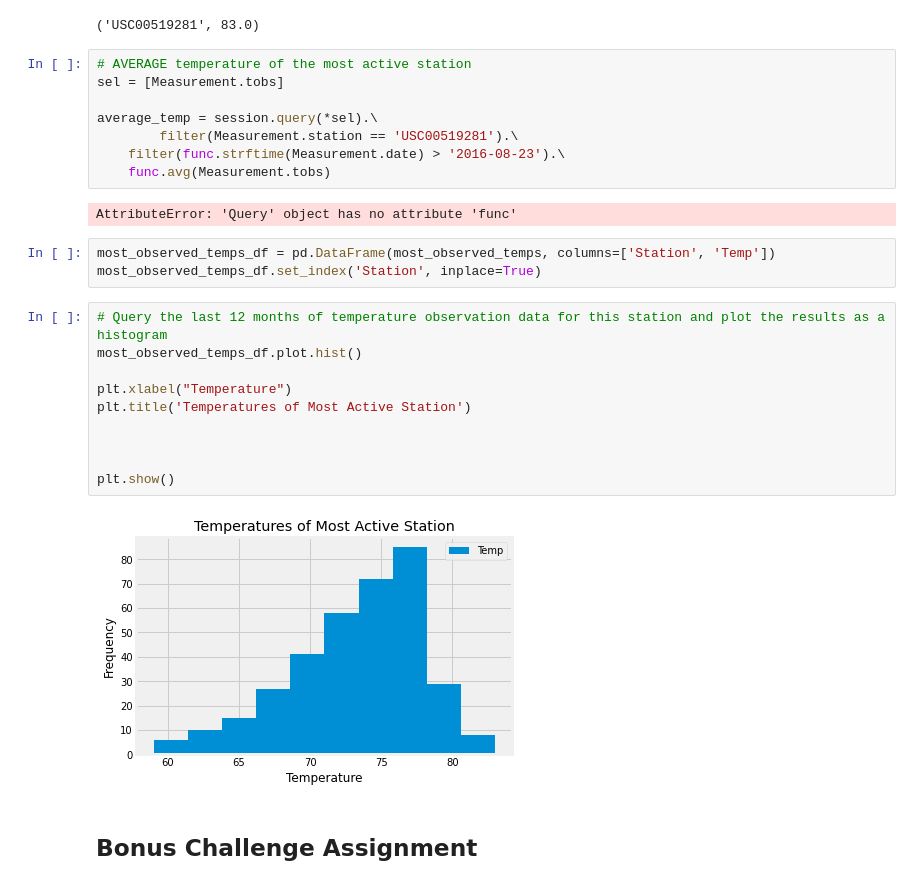
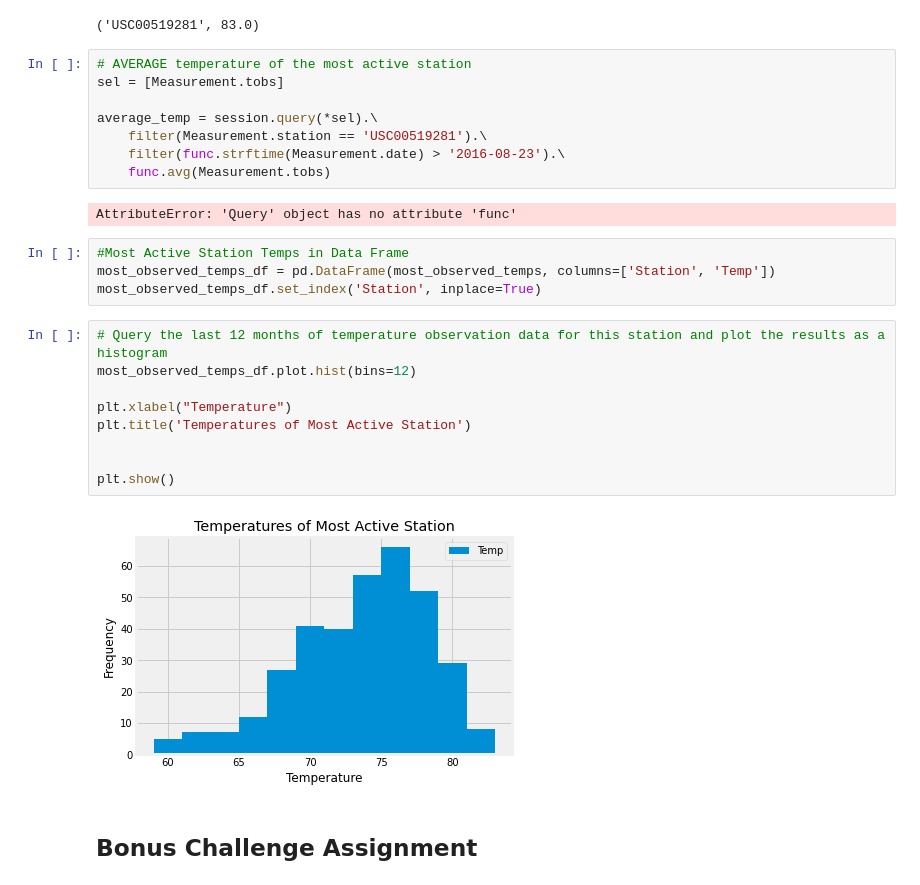
Before and after one commit to kwelter23/sqlalchemy, a Jupyter notebook: climate_starter.ipynb, the cells around one changed output. Saved outputs shown, nothing was run; the diff lists cells and outputs as text.

```diff
--- a/climate_starter.ipynb
+++ b/climate_starter.ipynb
@@ -225,26 +232,26 @@ highest_observed_temp
 sel = [Measurement.tobs]
 
 average_temp = session.query(*sel).\
-        filter(Measurement.station == 'USC00519281').\
+    filter(Measurement.station == 'USC00519281').\
     filter(func.strftime(Measurement.date) > '2016-08-23').\
     func.avg(Measurement.tobs)
 # %% [output]
 AttributeError: 'Query' object has no attribute 'func'
 # %%
+#Most Active Station Temps in Data Frame
 most_observed_temps_df = pd.DataFrame(most_observed_temps, columns=['Station', 'Temp'])
 most_observed_temps_df.set_index('Station', inplace=True)
 # %%
 # Query the last 12 months of temperature observation data for this station and plot the results as a histogram
-most_observed_temps_df.plot.hist()
+most_observed_temps_df.plot.hist(bins=12)
 
 plt.xlabel("Temperature")
 plt.title('Temperatures of Most Active Station')
 
 
-
 plt.show()
 # %% [output]
-[figure, old version]
+[figure, new version]
 # %% [markdown]
 ## Bonus Challenge Assignment
 # %%
```
Also changed, not shown: parts of 6 cells of this notebook.
